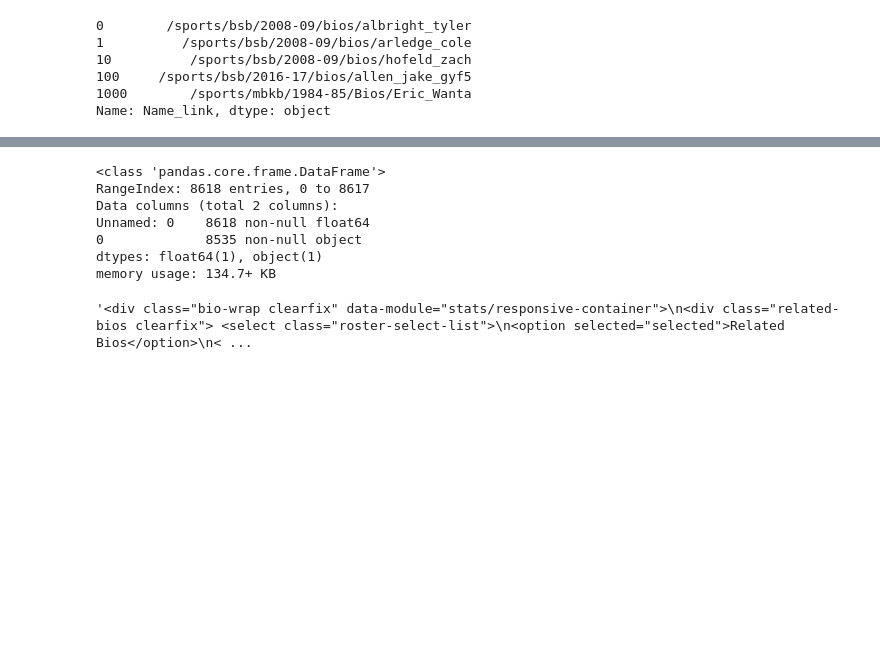
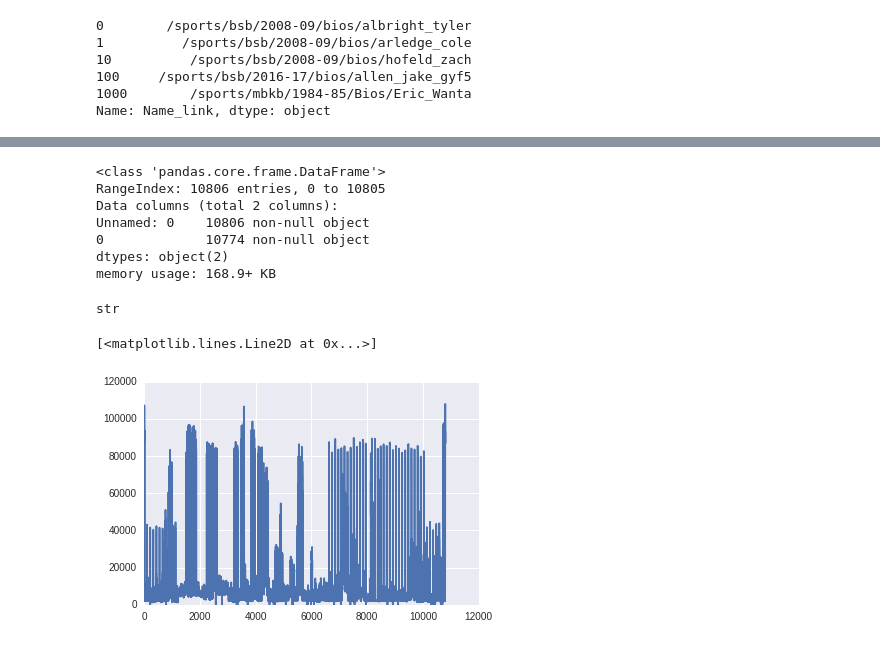
Before and after one commit to hydrosquall/yale_athletics_data, a Jupyter notebook: notebooks/6-cy-get-harvard-bios-zoo.ipynb, the cells around one changed output, grey strips where cells are left out. Cells and saved outputs as stored; diff of their text form; code cells hidden in the pictures; blank space fills up the shorter version.

Commit message:
complete harvard scraper, upload harvard bios

```diff
--- a/notebooks/6-cy-get-harvard-bios-zoo.ipynb
+++ b/notebooks/6-cy-get-harvard-bios-zoo.ipynb
@@ -156,16 +158,23 @@ lrwxrwxrwx 1 cyy5 cyy5         26 Nov  3 19:37 hw -> /home/accts/cyy5/cs323/hw4
 # %%
-d = pd.read_csv('bios.csv.gz', compression='gzip')
+d = pd.read_csv('harvard_bios.csv.gz', compression='gzip')
 # %%
 d.info()
 # %% [output]
 <class 'pandas.core.frame.DataFrame'>
-RangeIndex: 8618 entries, 0 to 8617
+RangeIndex: 10806 entries, 0 to 10805
 Data columns (total 2 columns):
-Unnamed: 0    8618 non-null float64
-0             8535 non-null object
-dtypes: float64(1), object(1)
-memory usage: 134.7+ KB
+Unnamed: 0    10806 non-null object
+0             10774 non-null object
+dtypes: object(2)
+memory usage: 168.9+ KB
-# %%
-d['0'].iloc[1]
-# %% [output]
-'<div class="bio-wrap clearfix" data-module="stats/responsive-container">\n<div class="related-bios clearfix"> <select class="roster-select-list">\n<option selected="selected">Related Bios</option>\n< ...
+# %%
+type(d['0'].iloc[4])
+# %% [output]
+str
+# %%
+# check the lengths of these bio fields
+test = d['0'].apply(lambda x: len(x) if (type(x) == str) else 0)
+plt.plot(test)
+# %% [output]
+[<matplotlib.lines.Line2D at 0x...>]
+[figure, added]
```
Also changed, not shown: parts of 14 cells of this notebook, 1 other file.
